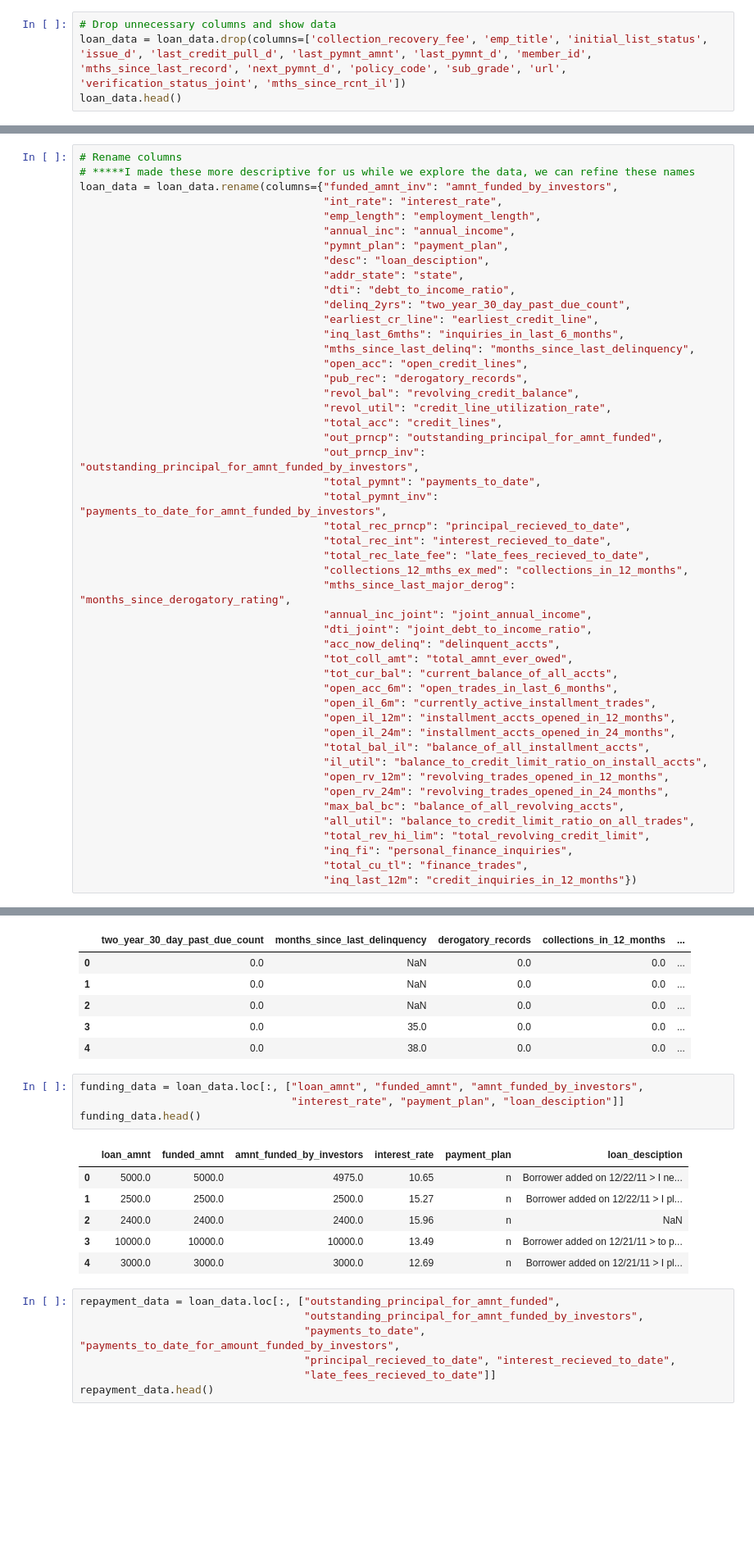
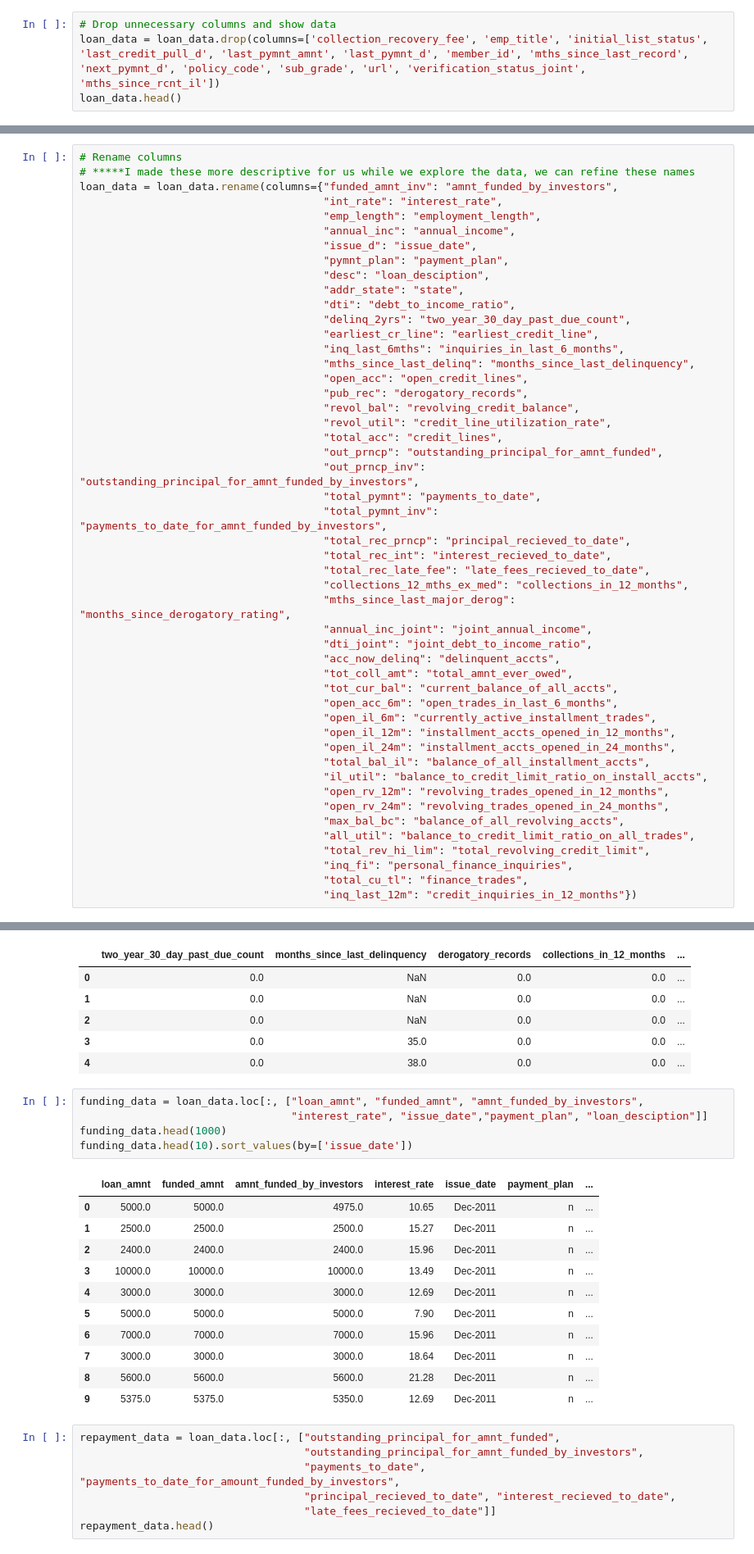
Before and after one commit to nukemecha/Project3, a Jupyter notebook: Meg/ex_analysis.ipynb, the cells around one changed output, grey strips where cells are left out. Shown at 82% size. Cells and saved outputs as stored; diff of their text form; blank space fills up the shorter version.

```diff
--- a/Meg/ex_analysis.ipynb
+++ b/Meg/ex_analysis.ipynb
@@ -30,6 +48,6 @@ simplefilter(action="ignore", category=RuntimeWarning)
 # %%
 # Drop unnecessary columns and show data
-loan_data = loan_data.drop(columns=['collection_recovery_fee', 'emp_title', 'initial_list_status', 'issue_d', 'last_credit_pull_d', 'last_pymnt_amnt', 'last_pymnt_d', 'member_id', 'mths_since_last_record', 'next_pymnt_d', 'policy_code', 'sub_grade', 'url', 'verification_status_joint', 'mths_since_rcnt_il'])
+loan_data = loan_data.drop(columns=['collection_recovery_fee', 'emp_title', 'initial_list_status', 'last_credit_pull_d', 'last_pymnt_amnt', 'last_pymnt_d', 'member_id', 'mths_since_last_record', 'next_pymnt_d', 'policy_code', 'sub_grade', 'url', 'verification_status_joint', 'mths_since_rcnt_il'])
 loan_data.head()
 # %% [output]
 |  | id | loan_amnt | funded_amnt | funded_amnt_inv | term | int_rate | installment | grade | emp_length | ... |
@@ -46,6 +64,7 @@ loan_data = loan_data.rename(columns={"funded_amnt_inv": "amnt_funded_by_investo
                                       "int_rate": "interest_rate",
                                       "emp_length": "employment_length",
                                       "annual_inc": "annual_income",
+                                      "issue_d": "issue_date",
                                       "pymnt_plan": "payment_plan",
                                       "desc": "loan_desciption",
                                       "addr_state": "state",
@@ -129,15 +171,21 @@ delinquency_data.head()
 | 4 | 0.0 | 38.0 | 0.0 | 0.0 | ... |
 # %%
 funding_data = loan_data.loc[:, ["loan_amnt", "funded_amnt", "amnt_funded_by_investors",
-                                 "interest_rate", "payment_plan", "loan_desciption"]]
-funding_data.head()
+                                 "interest_rate", "issue_date","payment_plan", "loan_desciption"]]
+funding_data.head(1000)
+funding_data.head(10).sort_values(by=['issue_date'])
 # %% [output]
-|  | loan_amnt | funded_amnt | amnt_funded_by_investors | interest_rate | payment_plan | loan_desciption |
-| 0 | 5000.0 | 5000.0 | 4975.0 | 10.65 | n | Borrower added on 12/22/11 > I ne... |
-| 1 | 2500.0 | 2500.0 | 2500.0 | 15.27 | n | Borrower added on 12/22/11 > I pl... |
-| 2 | 2400.0 | 2400.0 | 2400.0 | 15.96 | n | NaN |
-| 3 | 10000.0 | 10000.0 | 10000.0 | 13.49 | n | Borrower added on 12/21/11 > to p... |
-| 4 | 3000.0 | 3000.0 | 3000.0 | 12.69 | n | Borrower added on 12/21/11 > I pl... |
+|  | loan_amnt | funded_amnt | amnt_funded_by_investors | interest_rate | issue_date | payment_plan | ... |
+| 0 | 5000.0 | 5000.0 | 4975.0 | 10.65 | Dec-2011 | n | ... |
+| 1 | 2500.0 | 2500.0 | 2500.0 | 15.27 | Dec-2011 | n | ... |
+| 2 | 2400.0 | 2400.0 | 2400.0 | 15.96 | Dec-2011 | n | ... |
+| 3 | 10000.0 | 10000.0 | 10000.0 | 13.49 | Dec-2011 | n | ... |
+| 4 | 3000.0 | 3000.0 | 3000.0 | 12.69 | Dec-2011 | n | ... |
+| 5 | 5000.0 | 5000.0 | 5000.0 | 7.90 | Dec-2011 | n | ... |
+| 6 | 7000.0 | 7000.0 | 7000.0 | 15.96 | Dec-2011 | n | ... |
+| 7 | 3000.0 | 3000.0 | 3000.0 | 18.64 | Dec-2011 | n | ... |
+| 8 | 5600.0 | 5600.0 | 5600.0 | 21.28 | Dec-2011 | n | ... |
+| 9 | 5375.0 | 5375.0 | 5350.0 | 12.69 | Dec-2011 | n | ... |
 # %%
 repayment_data = loan_data.loc[:, ["outstanding_principal_for_amnt_funded",
                                    "outstanding_principal_for_amnt_funded_by_investors",
```
Also changed, not shown: parts of 5 cells of this notebook.
